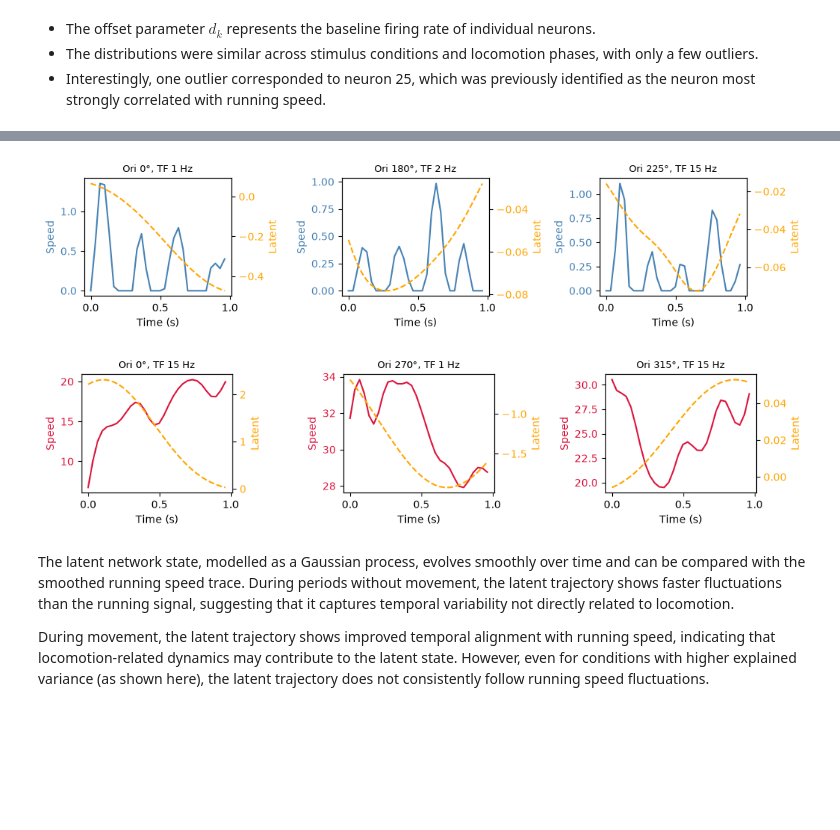
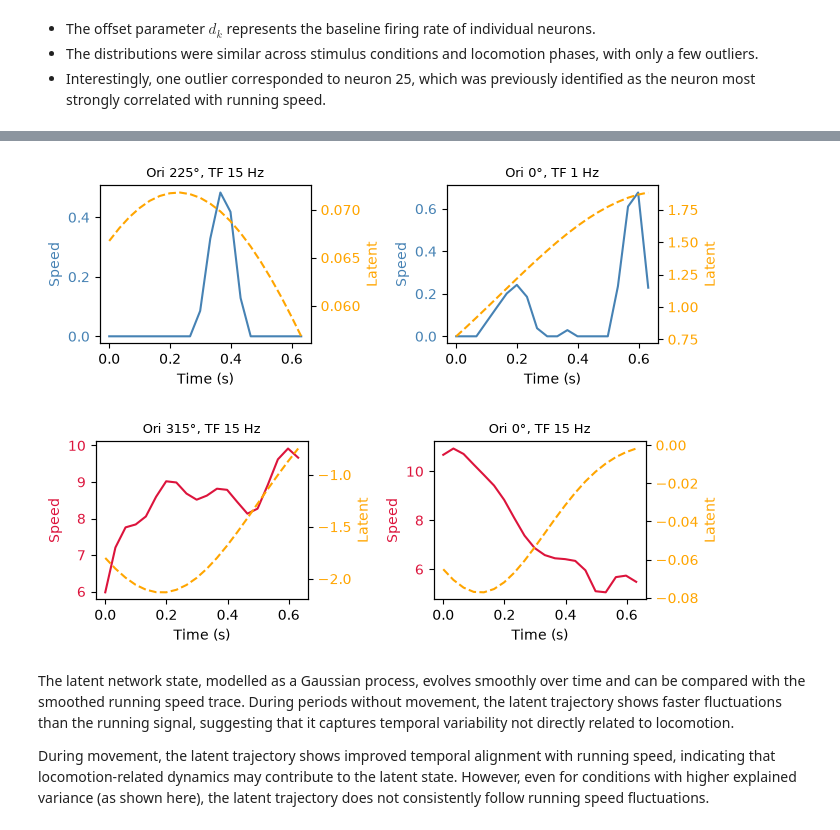
Before and after one commit to MartinGruber15/neural_data_science_project, a Jupyter notebook: notebooks/gpfa_drifitng_gratings.ipynb, the cells around one changed output, grey strips where cells are left out. Saved outputs shown, nothing was run; the diff lists cells and outputs as text; code cells hidden in the pictures; blank space fills up the shorter version.

```diff
--- a/notebooks/gpfa_drifitng_gratings.ipynb
+++ b/notebooks/gpfa_drifitng_gratings.ipynb
@@ -96,5 +105,6 @@ BATCH_SIZE = 2
 TEMPORAL_FREQUENCIES = [1, 2, 4, 8, 15]  # Hz
 ORIENTATIONS = [0, 45, 90, 135, 180, 225, 270, 315]  # degrees
 RUNNING_PHASES = [0, 1] # 0: still, 1: running
-NR_BINS = 30
+BLANK_SWEEPS = [0, 1] # 0: no blank sweeps, 1: with blank sweeps
+NR_BINS = 20
 # %%
@@ -347,26 +379,26 @@ plt.show()
 # %%
-NR_MODELS_TO_PLOT = 3
+NR_MODELS_TO_PLOT = 2
 # %%
 fig, axes = plot_gpfa_latent_and_speed_grid(
     fits,
     trial_keys=top_trial_keys_per_phase[0][:NR_MODELS_TO_PLOT],
     running_phase=0,
     figsize_per_cell=(3.5, 2.5),
-    trial_idx=1
+    trial_idx=0
 )
 plt.show()
 
 fig, axes = plot_gpfa_latent_and_speed_grid(
     fits,
     trial_keys=top_trial_keys_per_phase[1][:NR_MODELS_TO_PLOT],
     running_phase=1,
     figsize_per_cell=(3.5, 2.5),
-    trial_idx=1
+    trial_idx=0
 )
 plt.show()
 # %% [output]
-[figure, old version]
+[figure, new version]
-[figure, old version]
+[figure, new version]
 # %% [markdown]
 The latent network state, modelled as a Gaussian process, evolves smoothly over time and can be compared with the smoothed running speed trace. During periods without movement, the latent trajectory shows faster fluctuations than the running signal, suggesting that it captures temporal variability not directly related to locomotion.
 
```
Also changed, not shown: parts of 15 cells of this notebook, 1 other file.
